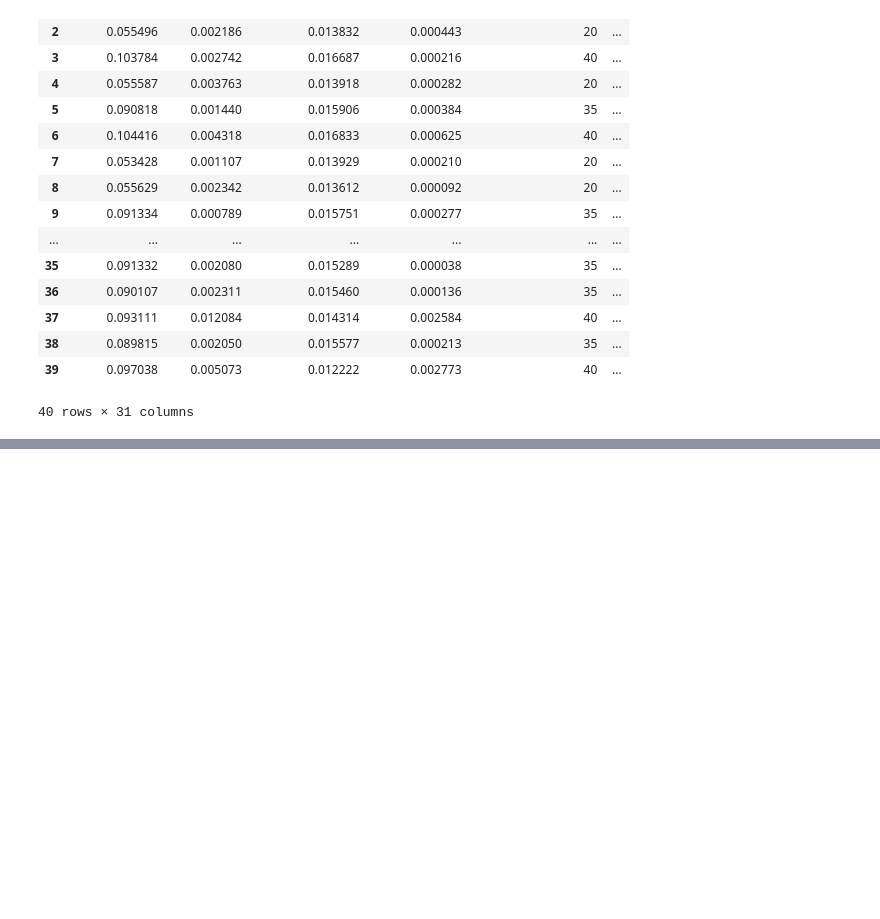
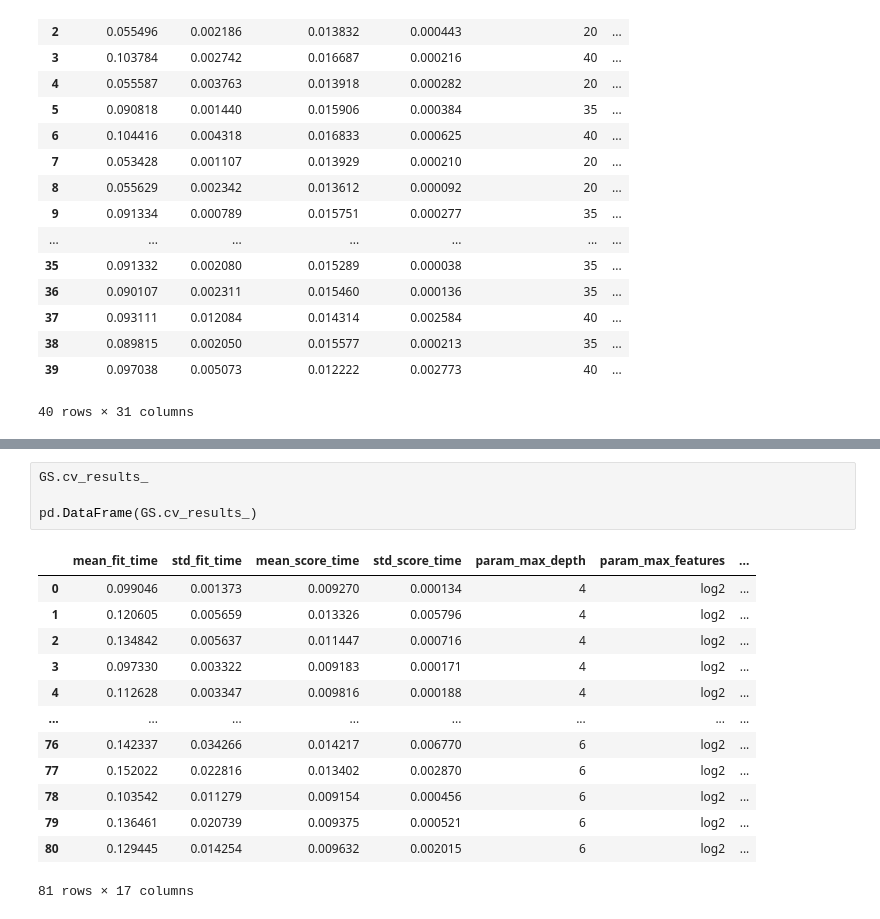
Before and after one commit to CompetitiveBit8/RandomSearchCV_iris, a Jupyter notebook: RandomsearchCV_iris.ipynb, the cells around one changed output, grey strips where cells are left out. Cells and saved outputs as stored; diff of their text form; blank space fills up the shorter version.

```diff
--- a/RandomsearchCV_iris.ipynb
+++ b/RandomsearchCV_iris.ipynb
@@ -162,0 +173,18 @@ print(GS.param_grid)
+# %%
+GS.cv_results_
+
+pd.DataFrame(GS.cv_results_)
+# %% [output]
+|  | mean_fit_time | std_fit_time | mean_score_time | std_score_time | param_max_depth | param_max_features | ... |
+| 0 | 0.099046 | 0.001373 | 0.009270 | 0.000134 | 4 | log2 | ... |
+| 1 | 0.120605 | 0.005659 | 0.013326 | 0.005796 | 4 | log2 | ... |
+| 2 | 0.134842 | 0.005637 | 0.011447 | 0.000716 | 4 | log2 | ... |
+| 3 | 0.097330 | 0.003322 | 0.009183 | 0.000171 | 4 | log2 | ... |
+| 4 | 0.112628 | 0.003347 | 0.009816 | 0.000188 | 4 | log2 | ... |
+| ... | ... | ... | ... | ... | ... | ... | ... |
+| 76 | 0.142337 | 0.034266 | 0.014217 | 0.006770 | 6 | log2 | ... |
+| 77 | 0.152022 | 0.022816 | 0.013402 | 0.002870 | 6 | log2 | ... |
+| 78 | 0.103542 | 0.011279 | 0.009154 | 0.000456 | 6 | log2 | ... |
+| 79 | 0.136461 | 0.020739 | 0.009375 | 0.000521 | 6 | log2 | ... |
+| 80 | 0.129445 | 0.014254 | 0.009632 | 0.002015 | 6 | log2 | ... |
+81 rows × 17 columns
```
Also changed, not shown: parts of 12 cells of this notebook.
